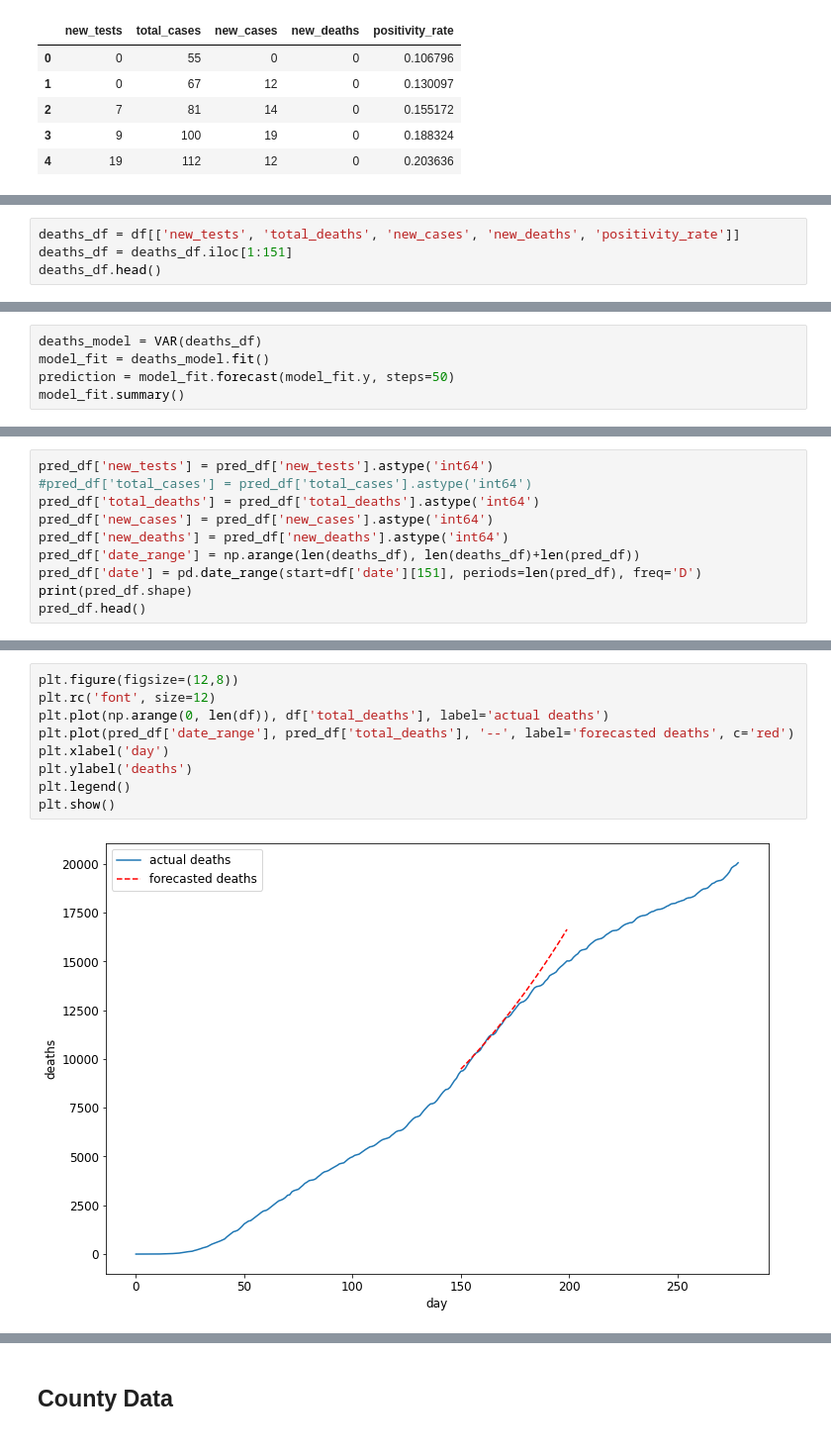
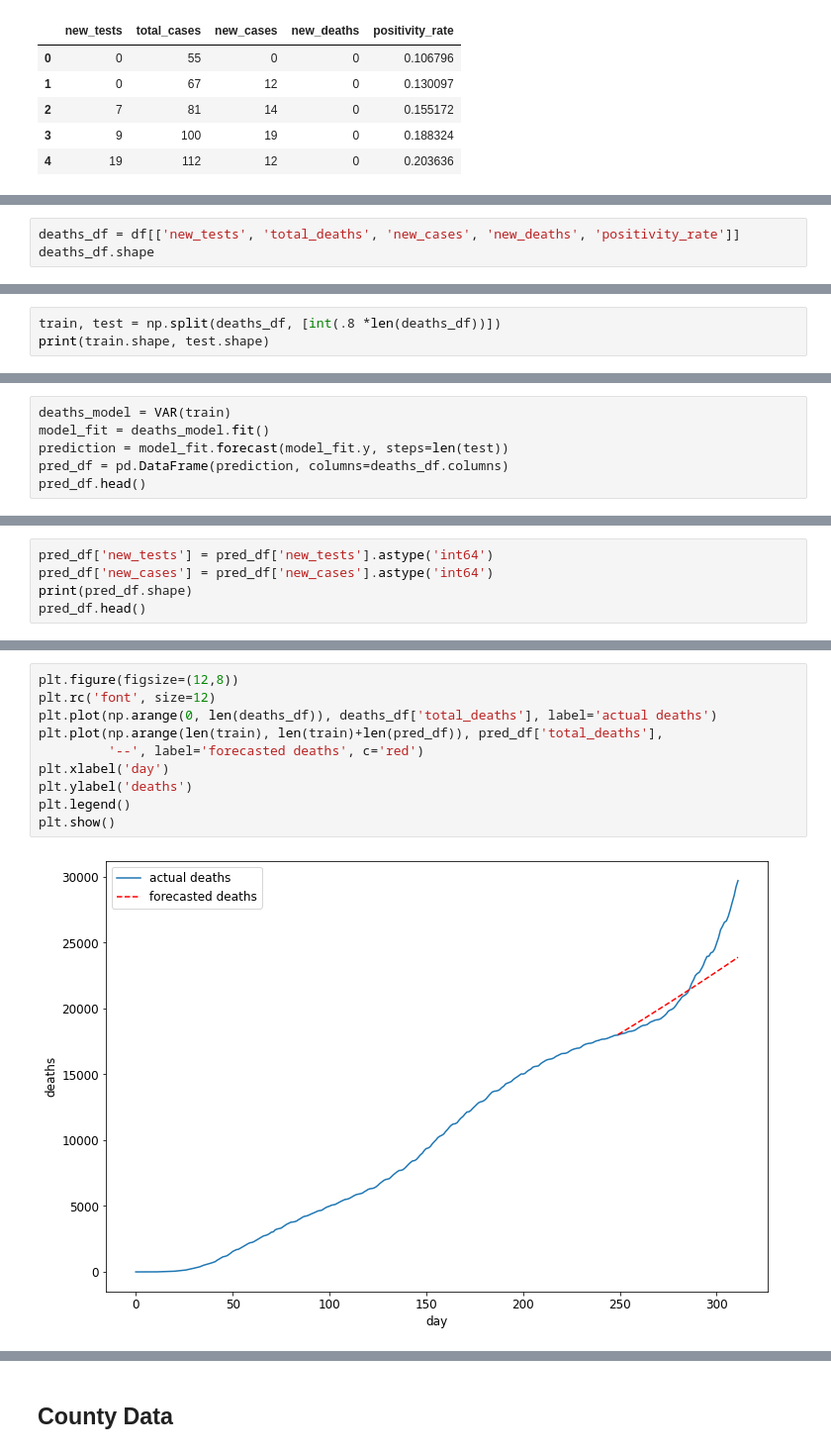
Before and after one commit to grantgambetta/2020-2021-Research, a Jupyter notebook: preprocessing_and_baselines.ipynb, the cells around one changed output, grey strips where cells are left out. Shown at 99% size. Saved outputs shown, nothing was run; the diff lists cells and outputs as text.

```diff
--- a/preprocessing_and_baselines.ipynb
+++ b/preprocessing_and_baselines.ipynb
@@ -252,5 +252,4 @@ plt.show()
 # %%
 deaths_df = df[['new_tests', 'total_deaths', 'new_cases', 'new_deaths', 'positivity_rate']]
-deaths_df = deaths_df.iloc[1:151]
-deaths_df.head()
+deaths_df.shape
 # %% [output]
@@ -262,0 +257,3 @@ deaths_df.head()
+# %%
+train, test = np.split(deaths_df, [int(.8 *len(deaths_df))])
+print(train.shape, test.shape)
@@ -263,6 +262,7 @@ deaths_df.head()
 # %%
-deaths_model = VAR(deaths_df)
+deaths_model = VAR(train)
 model_fit = deaths_model.fit()
-prediction = model_fit.forecast(model_fit.y, steps=50)
-model_fit.summary()
+prediction = model_fit.forecast(model_fit.y, steps=len(test))
+pred_df = pd.DataFrame(prediction, columns=deaths_df.columns)
+pred_df.head()
 # %% [output]
@@ -296,11 +275,6 @@ pred_df.head()
 # %%
 pred_df['new_tests'] = pred_df['new_tests'].astype('int64')
-#pred_df['total_cases'] = pred_df['total_cases'].astype('int64')
-pred_df['total_deaths'] = pred_df['total_deaths'].astype('int64')
 pred_df['new_cases'] = pred_df['new_cases'].astype('int64')
-pred_df['new_deaths'] = pred_df['new_deaths'].astype('int64')
-pred_df['date_range'] = np.arange(len(deaths_df), len(deaths_df)+len(pred_df))
-pred_df['date'] = pd.date_range(start=df['date'][151], periods=len(pred_df), freq='D')
 print(pred_df.shape)
 pred_df.head()
 # %% [output]
@@ -314,11 +288,12 @@ pred_df.head()
 # %%
 plt.figure(figsize=(12,8))
 plt.rc('font', size=12)
-plt.plot(np.arange(0, len(df)), df['total_deaths'], label='actual deaths')
-plt.plot(pred_df['date_range'], pred_df['total_deaths'], '--', label='forecasted deaths', c='red')
+plt.plot(np.arange(0, len(deaths_df)), deaths_df['total_deaths'], label='actual deaths')
+plt.plot(np.arange(len(train), len(train)+len(pred_df)), pred_df['total_deaths'],
+         '--', label='forecasted deaths', c='red')
 plt.xlabel('day')
 plt.ylabel('deaths')
 plt.legend()
 plt.show()
 # %% [output]
-[figure, old version]
+[figure, new version]
```
Also changed, not shown: parts of 33 cells of this notebook.
